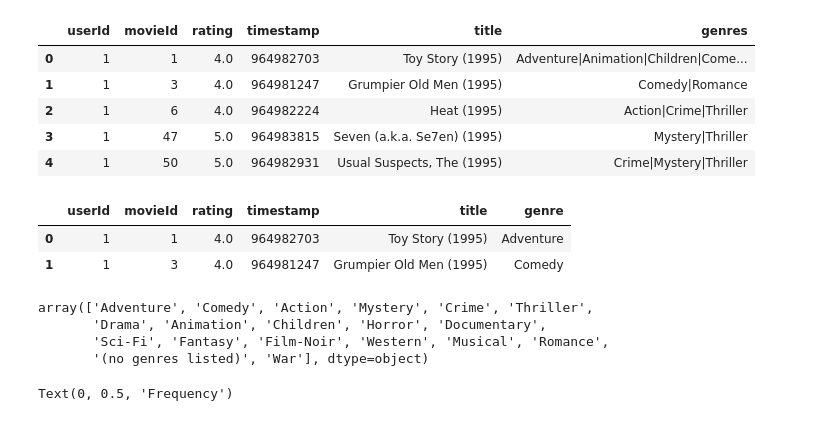
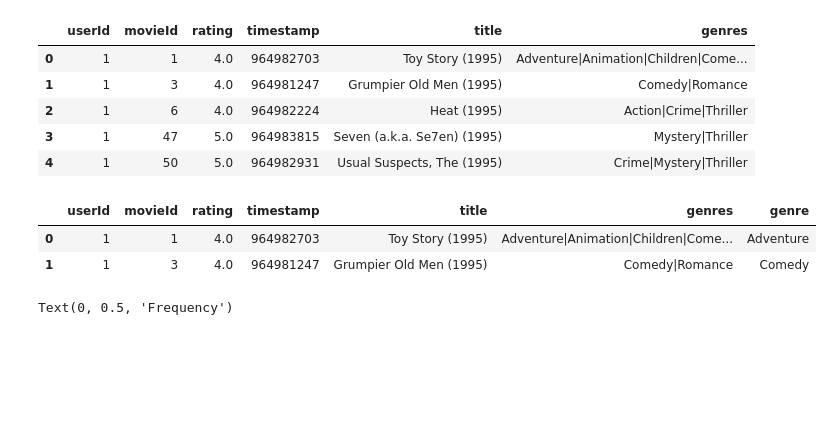
Before and after one commit to ChanceMKR/DCX_STUDY, a Jupyter notebook: d3_데이터분석.ipynb, the cells around one changed output. Saved outputs shown, nothing was run; the diff lists cells and outputs as text; code cells hidden in the pictures; blank space fills up the shorter version.

```diff
--- a/d3_데이터분석.ipynb
+++ b/d3_데이터분석.ipynb
@@ -55,8 +56,8 @@ tag          1589
 timestamp    3411
 dtype: int64
 # %%
-merged_df = pd.merge(ratings, movies, on='movieId', how='inner')
-merged_df.head()
+movie = pd.merge(ratings, movies, on='movieId', how='inner')
+movie.head()
 # %% [output]
 |  | userId | movieId | rating | timestamp | title | genres |
 | 0 | 1 | 1 | 4.0 | 964982703 | Toy Story (1995) | Adventure|Animation|Children|Come... |
@@ -65,19 +66,11 @@ merged_df.head()
 | 3 | 1 | 47 | 5.0 | 964983815 | Seven (a.k.a. Se7en) (1995) | Mystery|Thriller |
 | 4 | 1 | 50 | 5.0 | 964982931 | Usual Suspects, The (1995) | Crime|Mystery|Thriller |
 # %%
-merged_df['genre'] = merged_df['genres'].str.split('|').str[0]
-merge = merged_df.drop(columns=['genres'])
-merge.head(2)
+movie['genre'] = movie['genres'].str.split('|').str[0]
+movie.head(2)
 # %% [output]
-|  | userId | movieId | rating | timestamp | title | genre |
-| 0 | 1 | 1 | 4.0 | 964982703 | Toy Story (1995) | Adventure |
-| 1 | 1 | 3 | 4.0 | 964981247 | Grumpier Old Men (1995) | Comedy |
+|  | userId | movieId | rating | timestamp | title | genres | genre |
+| 0 | 1 | 1 | 4.0 | 964982703 | Toy Story (1995) | Adventure|Animation|Children|Come... | Adventure |
+| 1 | 1 | 3 | 4.0 | 964981247 | Grumpier Old Men (1995) | Comedy|Romance | Comedy |
-# %%
-merge.genre.unique()
-# %% [output]
-array(['Adventure', 'Comedy', 'Action', 'Mystery', 'Crime', 'Thriller',
-       'Drama', 'Animation', 'Children', 'Horror', 'Documentary',
-       'Sci-Fi', 'Fantasy', 'Film-Noir', 'Western', 'Musical', 'Romance',
-       '(no genres listed)', 'War'], dtype=object)
 # %%
 plt.figure(figsize=(10, 6))
```
Also changed, not shown: parts of 11 cells of this notebook.
